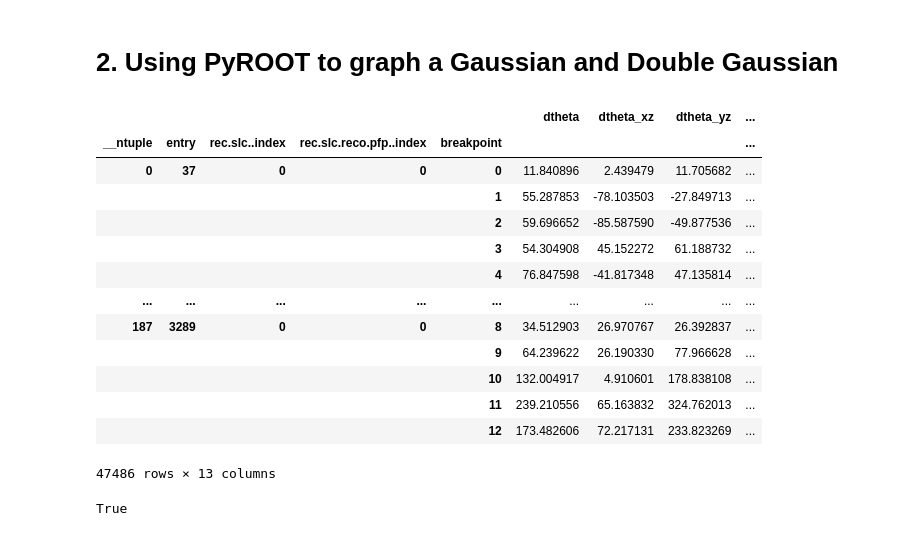
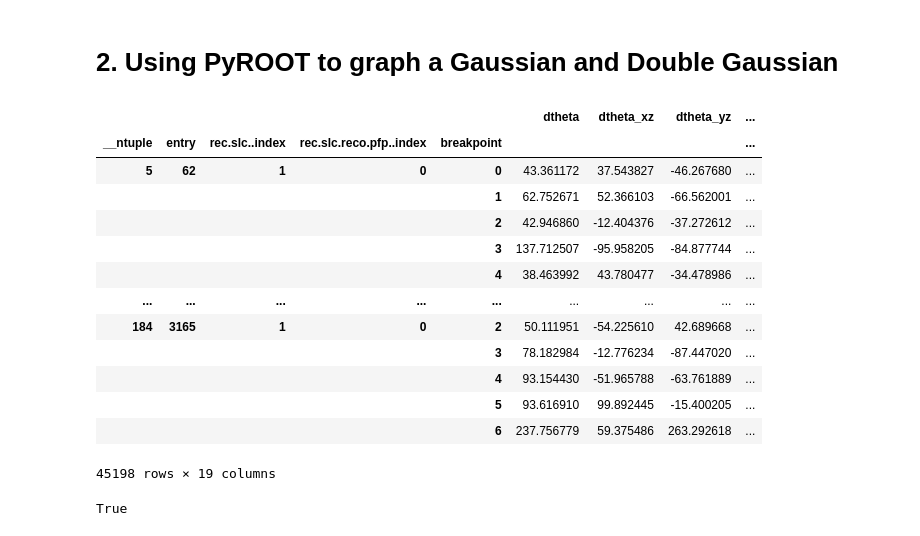
Before and after one commit to rhin525/mcs-dgaus, a Jupyter notebook: notebooks/mcs_MCSimStudy.ipynb, the cells around one changed output. Saved outputs shown, nothing was run; the diff lists cells and outputs as text; code cells hidden in the pictures.

```diff
--- a/notebooks/mcs_MCSimStudy.ipynb
+++ b/notebooks/mcs_MCSimStudy.ipynb
@@ -39,7 +39,8 @@ import math
 # %%
 version = "v10_14_02_02"
 # %%
-input_file = "/home/xpuig/cafpyana/mcs_df_test.df"
+input_file1 = "/home/xpuig/cafpyana/mcs_df_test.df"
+input_file2 = "/home/xpuig/mcs_df_gen2_mc_part.df"
 
 print("keys")
 #splh.print_keys(input_file)
@@ -50,46 +51,42 @@ keys
 # %%
 # Read the muon trajectory dataframe
 
-muon_df = pd.read_hdf(input_file, key="muon_traj_0")
+muon_df = pd.read_hdf(input_file1, key="muon_traj_0")
+muon_gen2 = pd.read_hdf(input_file2, key="muon_traj_0")
 
 #Finding energies at each breakpoint
 muonEnergies = []
-momenta = muon_df["resranges_fwd_P"]
+momenta = muon_gen2["resranges_mid_mean_P"]
 bp = 0
 mu_mass = .1057 #GeV/c^2
 numRows = momenta.shape[0]
 plist = []
 eType = []
 while bp < numRows:
     p = momenta.values[bp]
     plist.append(p)
     E = (((p**2.)+(mu_mass**2.))**0.5) # E^2 = p^2c^2+(mc^2)^2 (Energy-momentum formula). c=1, so E = sqrt(p^2+m^2)
     Efloat = E.item()
     muonEnergies.append(Efloat)
 
     bp += 1
 
-#Adding energies list as a column of muon df
-muon_energy = pd.DataFrame(muonEnergies)
-muon_df['true_energy'] = muon_energy
-muon_energy
-
-muon_df
+muon_gen2
 # %% [output]
 |  |  |  |  |  | dtheta | dtheta_xz | dtheta_yz | ... |
 | __ntuple | entry | rec.slc..index | rec.slc.reco.pfp..index | breakpoint |  |  |  | ... |
-| 0 | 37 | 0 | 0 | 0 | 11.840896 | 2.439479 | 11.705682 | ... |
-|  |  |  |  | 1 | 55.287853 | -78.103503 | -27.849713 | ... |
-|  |  |  |  | 2 | 59.696652 | -85.587590 | -49.877536 | ... |
-|  |  |  |  | 3 | 54.304908 | 45.152272 | 61.188732 | ... |
-|  |  |  |  | 4 | 76.847598 | -41.817348 | 47.135814 | ... |
+| 5 | 62 | 1 | 0 | 0 | 43.361172 | 37.543827 | -46.267680 | ... |
+|  |  |  |  | 1 | 62.752671 | 52.366103 | -66.562001 | ... |
+|  |  |  |  | 2 | 42.946860 | -12.404376 | -37.272612 | ... |
+|  |  |  |  | 3 | 137.712507 | -95.958205 | -84.877744 | ... |
+|  |  |  |  | 4 | 38.463992 | 43.780477 | -34.478986 | ... |
 | ... | ... | ... | ... | ... | ... | ... | ... | ... |
-| 187 | 3289 | 0 | 0 | 8 | 34.512903 | 26.970767 | 26.392837 | ... |
-|  |  |  |  | 9 | 64.239622 | 26.190330 | 77.966628 | ... |
-|  |  |  |  | 10 | 132.004917 | 4.910601 | 178.838108 | ... |
-|  |  |  |  | 11 | 239.210556 | 65.163832 | 324.762013 | ... |
-|  |  |  |  | 12 | 173.482606 | 72.217131 | 233.823269 | ... |
+| 184 | 3165 | 1 | 0 | 2 | 50.111951 | -54.225610 | 42.689668 | ... |
+|  |  |  |  | 3 | 78.182984 | -12.776234 | -87.447020 | ... |
+|  |  |  |  | 4 | 93.154430 | -51.965788 | -63.761889 | ... |
+|  |  |  |  | 5 | 93.616910 | 99.892445 | -15.400205 | ... |
+|  |  |  |  | 6 | 237.756779 | 59.375486 | 263.292618 | ... |
-47486 rows × 13 columns
+45198 rows × 19 columns
 # %%
 def th1_from_series(series, name=r"$d\theta_{xz}$", title="dQ/dx;dQ/dx [A.U./cm];Counts",
                     nbins=100, xmin=-250.0, xmax=250.0, weights=None, edges=None):
```
Also changed, not shown: parts of 3 cells of this notebook.
